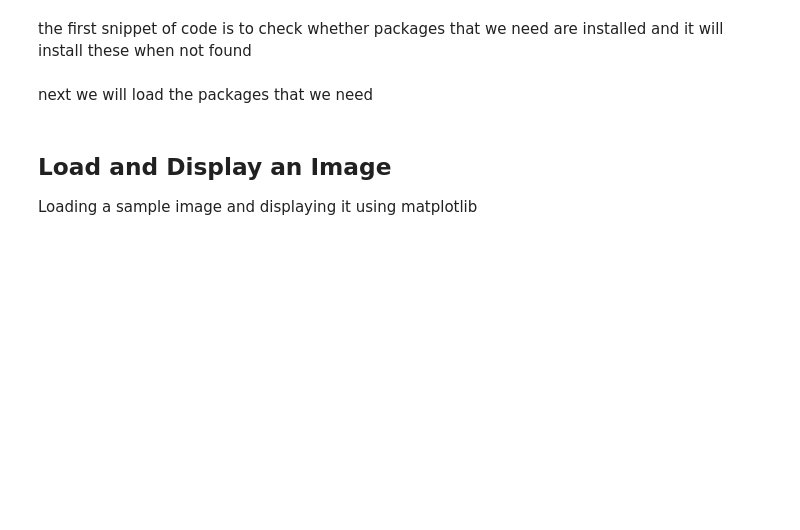
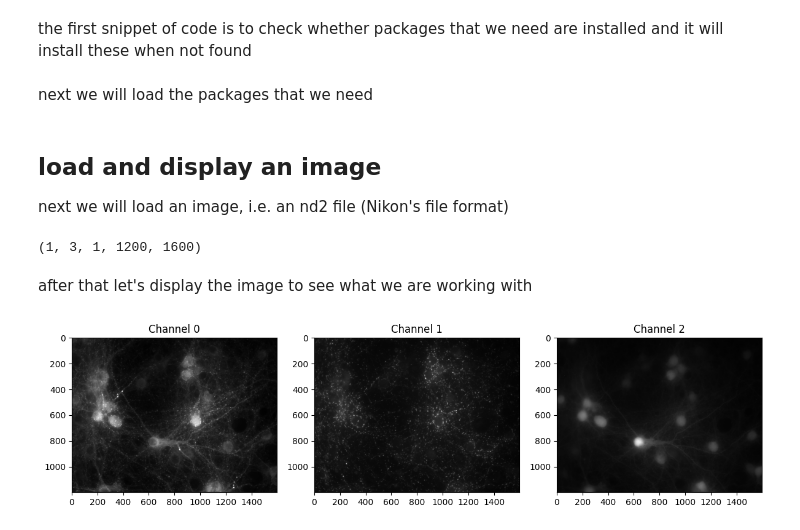
Before and after one commit to FilLieb/NBCimageAnalysis, a Jupyter notebook: learning/image_manipulation_tif.ipynb, the cells around one changed output. Drawn from its saved outputs; the diff is of its cells as text; code cells hidden in the pictures; blank space fills up the shorter version.

```diff
--- a/learning/image_manipulation_tif.ipynb
+++ b/learning/image_manipulation_tif.ipynb
@@ -21,13 +22,40 @@ from aicsimageio import AICSImage
 from skimage.io import imshow
 from skimage.filters import gaussian, threshold_otsu, median
 # %% [markdown]
-## Load and Display an Image
-Loading a sample image and displaying it using matplotlib
+## load and display an image
+next we will load an image, i.e. an nd2 file (Nikon's file format)
 # %%
 # load an nd2 file
 img = AICSImage('../data/nd2/WT_001.nd2')
 data = img.get_image_data("TCZYX")  # Choose the correct dimension order
-
-# pick the first timepoint and z-slice
-t_index = 0
-z_index = 0
+data.shape
+# %% [output]
+(1, 3, 1, 1200, 1600)
+# %% [markdown]
+after that let's display the image to see what we are working with
+# %%
+# Pick the first timepoint and z-slice
+t_index = 0
+z_index = 0
+
+# Extract each channel slice (assume 3 channels, for example)
+channel_0 = data[t_index, 0, z_index, :, :]
+channel_1 = data[t_index, 1, z_index, :, :]
+channel_2 = data[t_index, 2, z_index, :, :]
+
+# make a quick figure to display individual channels
+fig, axes = plt.subplots(1, 3, figsize=(12, 4))
+
+axes[0].imshow(channel_0, cmap='gray')
+axes[0].set_title("Channel 0")
+
+axes[1].imshow(channel_1, cmap='gray')
+axes[1].set_title("Channel 1")
+
+axes[2].imshow(channel_2, cmap='gray')
+axes[2].set_title("Channel 2")
+
+plt.tight_layout()
+plt.show()
+# %% [output]
+[figure, added]
```
Also changed, not shown: parts of 16 cells of this notebook, 1 other file.
